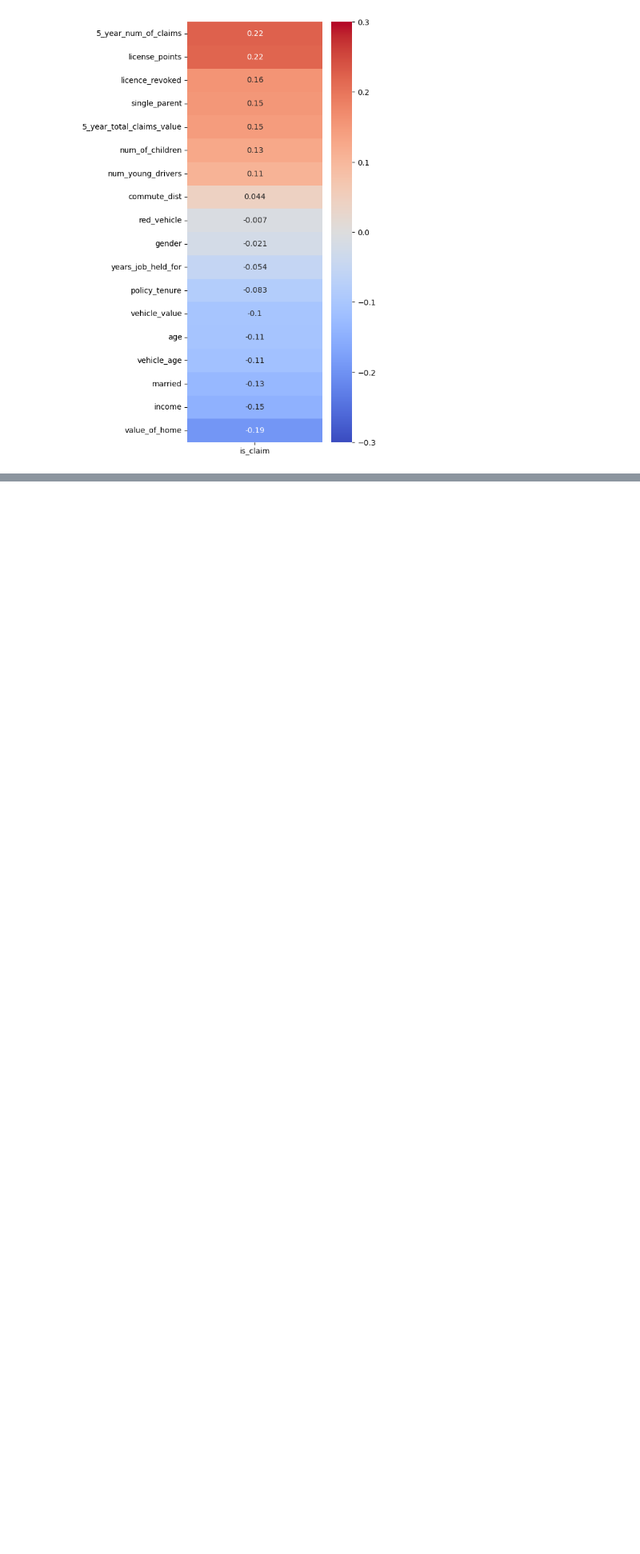
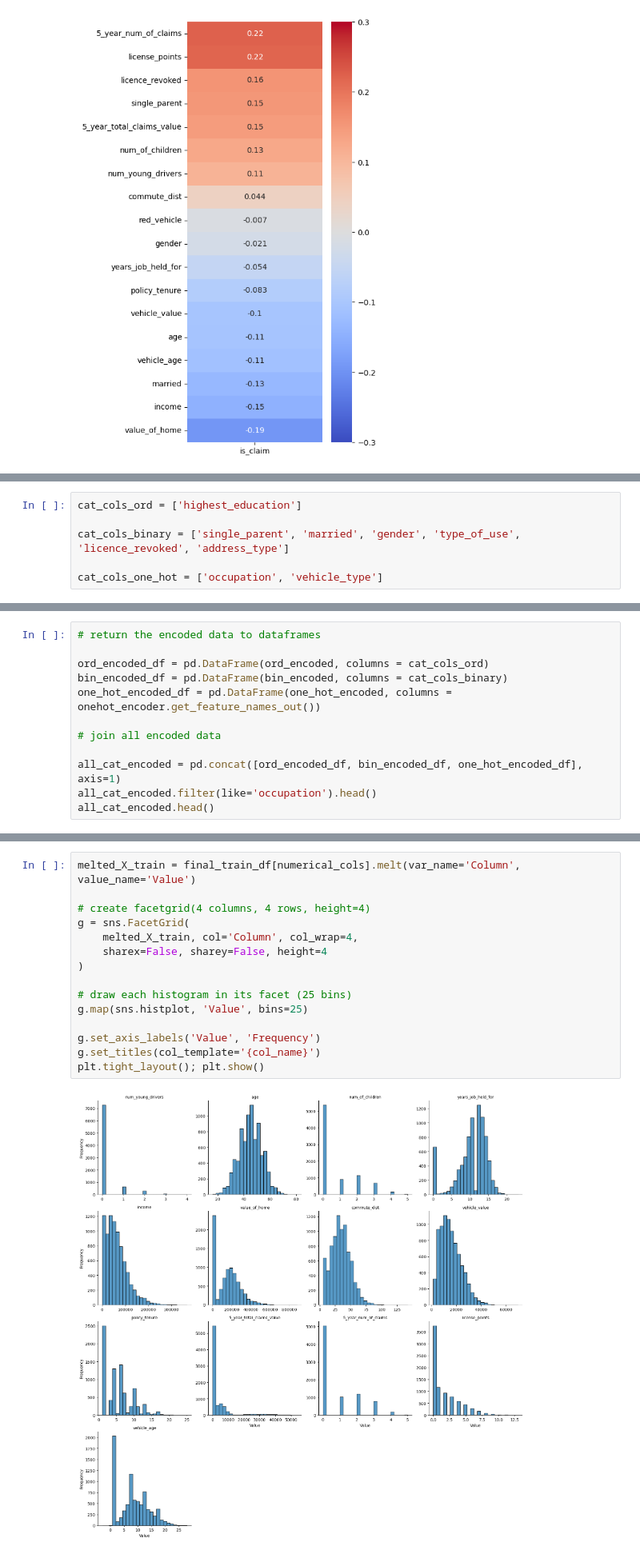
Before and after one commit to overduality/car_insurance, a Jupyter notebook: data_read.ipynb, the cells around one changed output, grey strips where cells are left out. Shown at 80% size. Cells and saved outputs as stored; diff of their text form; blank space fills up the shorter version.

```diff
--- a/data_read.ipynb
+++ b/data_read.ipynb
@@ -240,0 +443,6 @@ sns.heatmap(corr_matrix_no_claim[['is_claim']], cmap = 'coolwarm', annot = True,
+# %%
+cat_cols_ord = ['highest_education']
+
+cat_cols_binary = ['single_parent', 'married', 'gender', 'type_of_use', 'licence_revoked', 'address_type']
+
+cat_cols_one_hot = ['occupation', 'vehicle_type']
@@ -240,0 +469,12 @@ sns.heatmap(corr_matrix_no_claim[['is_claim']], cmap = 'coolwarm', annot = True,
+# %%
+# return the encoded data to dataframes
+
+ord_encoded_df = pd.DataFrame(ord_encoded, columns = cat_cols_ord)
+bin_encoded_df = pd.DataFrame(bin_encoded, columns = cat_cols_binary)
+one_hot_encoded_df = pd.DataFrame(one_hot_encoded, columns = onehot_encoder.get_feature_names_out())
+
+# join all encoded data
+
+all_cat_encoded = pd.concat([ord_encoded_df, bin_encoded_df, one_hot_encoded_df], axis=1)
+all_cat_encoded.filter(like='occupation').head()
+all_cat_encoded.head()
@@ -240,0 +618,17 @@ sns.heatmap(corr_matrix_no_claim[['is_claim']], cmap = 'coolwarm', annot = True,
+# %%
+melted_X_train = final_train_df[numerical_cols].melt(var_name='Column', value_name='Value')
+
+# create facetgrid(4 columns, 4 rows, height=4)
+g = sns.FacetGrid(
+    melted_X_train, col='Column', col_wrap=4,
+    sharex=False, sharey=False, height=4
+)
+
+# draw each histogram in its facet (25 bins)
+g.map(sns.histplot, 'Value', bins=25)
+
+g.set_axis_labels('Value', 'Frequency')
+g.set_titles(col_template='{col_name}')
+plt.tight_layout(); plt.show()
+# %% [output]
+[figure, added]
```
Also changed, not shown: parts of 42 cells of this notebook, 4 other files.
